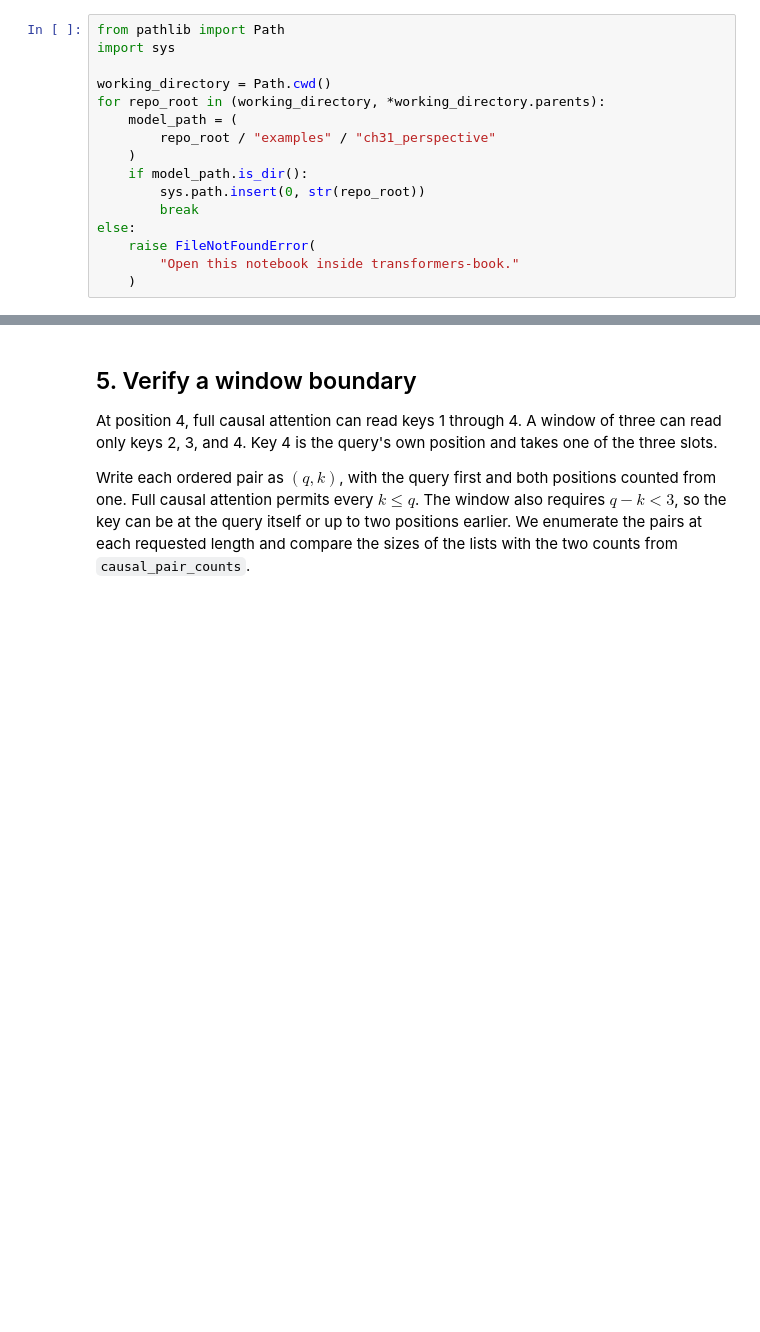
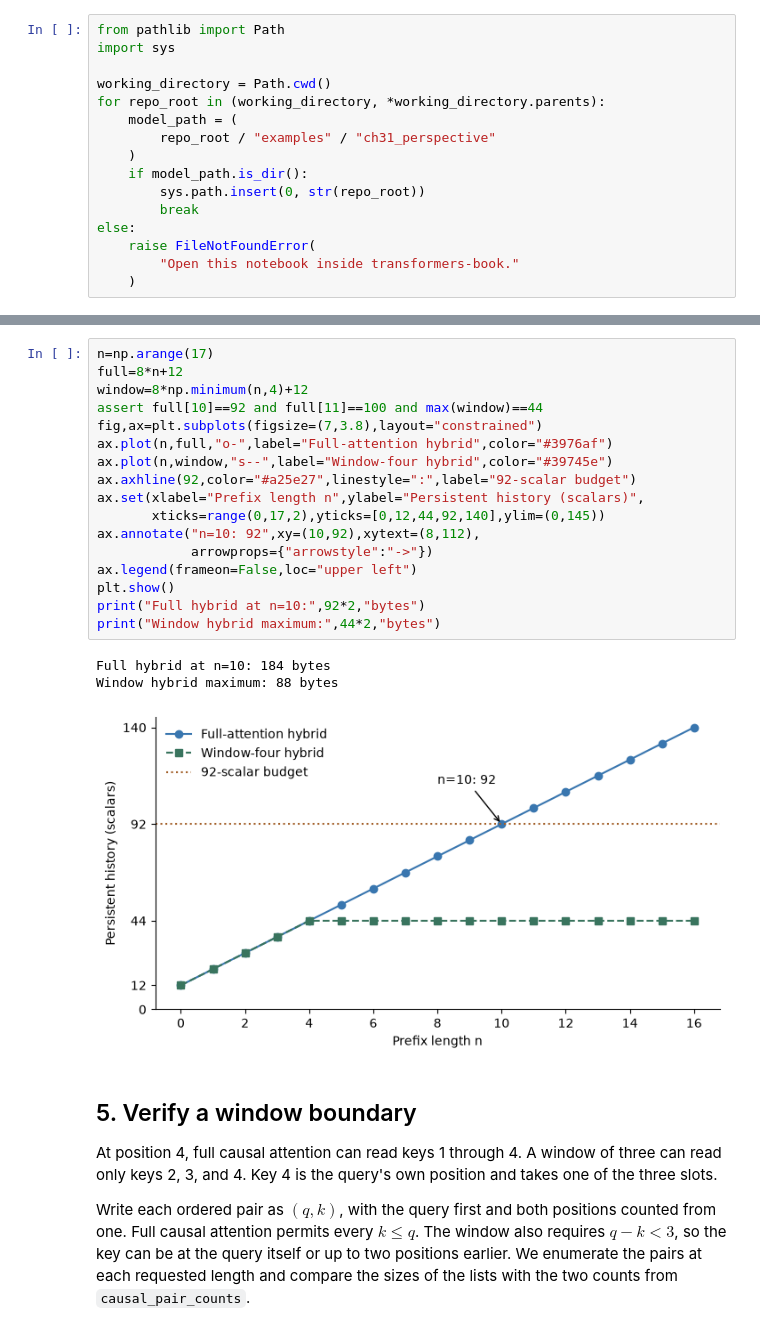
Before and after one commit to jrterven/transformers-book, a Jupyter notebook: solutions/ch31_perspective/python-solutions.ipynb, the cells around one changed output, grey strips where cells are left out. Saved outputs shown, nothing was run; the diff lists cells and outputs as text; blank space fills up the shorter version.

```diff
--- a/solutions/ch31_perspective/python-solutions.ipynb
+++ b/solutions/ch31_perspective/python-solutions.ipynb
@@ -30,3 +142,24 @@ else:
+# %%
+n=np.arange(17)
+full=8*n+12
+window=8*np.minimum(n,4)+12
+assert full[10]==92 and full[11]==100 and max(window)==44
+fig,ax=plt.subplots(figsize=(7,3.8),layout="constrained")
+ax.plot(n,full,"o-",label="Full-attention hybrid",color="#3976af")
+ax.plot(n,window,"s--",label="Window-four hybrid",color="#39745e")
+ax.axhline(92,color="#a25e27",linestyle=":",label="92-scalar budget")
+ax.set(xlabel="Prefix length n",ylabel="Persistent history (scalars)",
+       xticks=range(0,17,2),yticks=[0,12,44,92,140],ylim=(0,145))
+ax.annotate("n=10: 92",xy=(10,92),xytext=(8,112),
+            arrowprops={"arrowstyle":"->"})
+ax.legend(frameon=False,loc="upper left")
+plt.show()
+print("Full hybrid at n=10:",92*2,"bytes")
+print("Window hybrid maximum:",44*2,"bytes")
+# %% [output]
+Full hybrid at n=10: 184 bytes
+Window hybrid maximum: 88 bytes
+[figure, added]
 # %% [markdown]
 ## 5. Verify a window boundary
 
```
Also changed, not shown: parts of 27 cells of this notebook, 9 other files.
